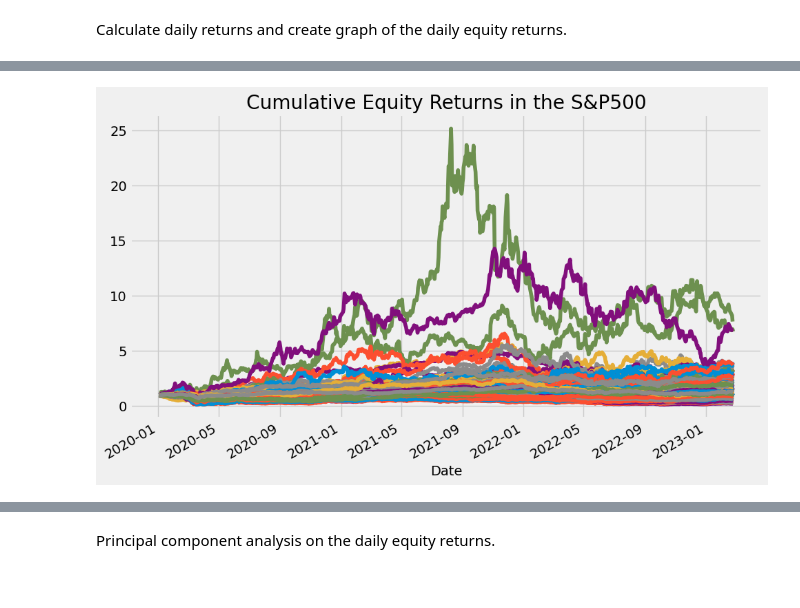
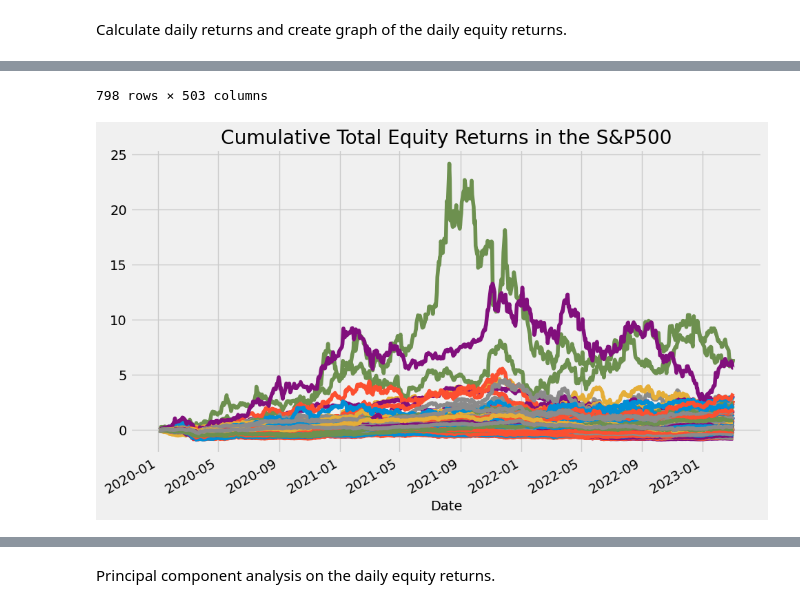
Before and after one commit to pkur3k/Principal-Component-Analysis-of-Equity-Returns, a Jupyter notebook: PCA_equity_returns_SP500.ipynb, the cells around one changed output, grey strips where cells are left out. Saved outputs shown, nothing was run; the diff lists cells and outputs as text; code cells hidden in the pictures.

```diff
--- a/PCA_equity_returns_SP500.ipynb
+++ b/PCA_equity_returns_SP500.ipynb
@@ -17,7 +17,7 @@ print(tickers)
 # %% [output]
 ['MMM', 'AOS', 'ABT', 'ABBV', 'ACN', 'ATVI', 'ADM', 'ADBE', 'ADP', 'AAP', 'AES', 'AFL', 'A', 'APD', 'AKAM', 'ALK', 'ALB', 'ARE', 'ALGN', 'ALLE', 'LNT', 'ALL', 'GOOGL', 'GOOG', 'MO', 'AMZN', 'AMCR', 'A ...
 # %%
-daily_prices = yf.download(tickers, start='2020-01-01')['Adj Close']
+df = yf.download(tickers, start='2020-01-01')
 # %% [output]
 [*********************100%***********************]  503 of 503 completed
 
@@ -29,4 +29,6 @@ Calculate daily returns and create graph of the daily equity returns.
 # %%
 import numpy as np
 
-daily_returns = daily_prices.apply(np.log).diff(1)
+daily_returns = df['Adj Close'].pct_change()
+daily_returns_log =  np.log(df['Adj Close']).diff()
+print(daily_returns)
@@ -43,5 +67,7 @@ Calculate cumulative returns (change in price over time) and create graph of the
 # %%
-cumulative_returns = daily_returns.cumsum().apply(np.exp)
-cumulative_returns.plot(legend=0, figsize=(10,6), grid=True, title='Cumulative Equity Returns in the S&P500')
+#cumulative_returns = np.exp(daily_returns.cumsum())
+cumulative_returns = (1 + daily_returns).cumprod() - 1
+cumulative_returns.plot(legend=0, figsize=(10,6), grid=True, title='Cumulative Total Equity Returns in the S&P500')
 plt.tight_layout()
+cumulative_returns
 # %% [output]
@@ -48 +87,2 @@ plt.tight_layout()
+798 rows × 503 columns
-[figure, old version]
+[figure, new version]
```
Also changed, not shown: parts of 11 cells of this notebook.
